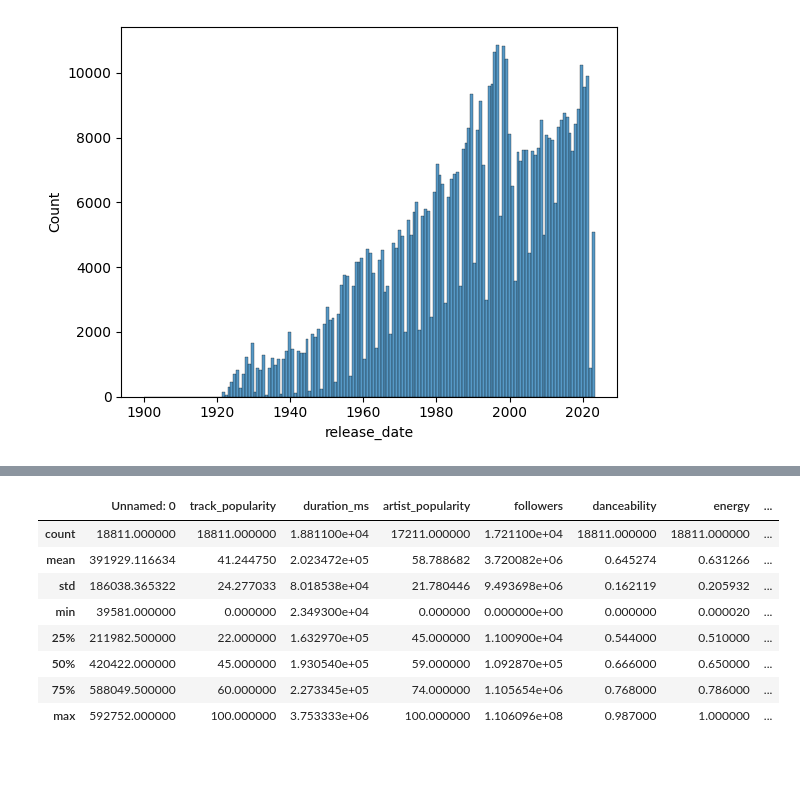
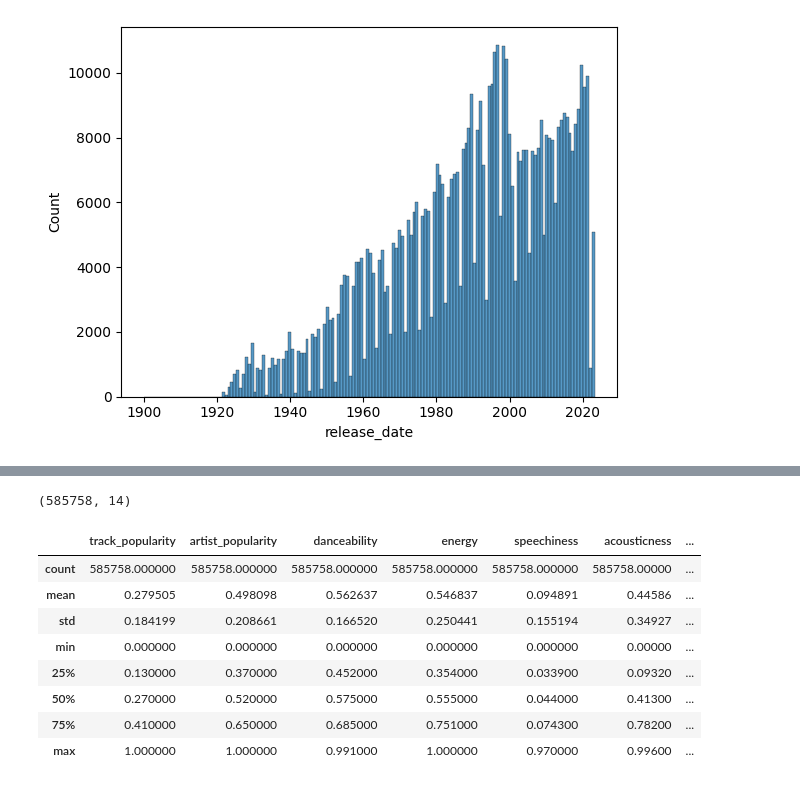
Before and after one commit to dmassonfr/Spotify_hit_predictor, a Jupyter notebook: notebooks/plwbr-train-new-data.ipynb, the cells around one changed output, grey strips where cells are left out. Cells and saved outputs as stored; diff of their text form; code cells hidden in the pictures.

```diff
--- a/notebooks/plwbr-train-new-data.ipynb
+++ b/notebooks/plwbr-train-new-data.ipynb
@@ -64,0 +143,6 @@ plt.show()
+# %%
+#normalize duration
+data['duration_norm'] = 1+np.log(data['duration_ms']/1000000)/7
+sns.boxenplot(data['duration_norm'])
+plt.show()
+min(data['duration_ms']), max(data['duration_ms'])
@@ -69,0 +157,9 @@ sns.histplot(new_data['track_popularity'])
+# %%
+#normalize popularity scores from 0-100 to 0-1
+data['track_popularity'] = data['track_popularity']/100
+data['artist_popularity'] = data['artist_popularity']/100
+# %%
+new_data_numeric = data.select_dtypes(exclude=['object', 'datetime64[ns]'])
+new_data_numeric = new_data_numeric.drop(columns=['Unnamed: 0', 'explicit', 'key',
+                                                  'mode', 'loudness', 'tempo', 'followers', 'duration_ms'])
+new_data_numeric.dtypes
@@ -70,12 +182,17 @@ sns.histplot(new_data['track_popularity'])
+# %%
+new_data_numeric = new_data_numeric.fillna(0)
+new_data_numeric.shape
+# %% [output]
+(585758, 14)
 # %%
-new_data.describe()
+new_data_numeric.describe()
 # %% [output]
-|  | Unnamed: 0 | track_popularity | duration_ms | artist_popularity | followers | danceability | energy | ... |
-| count | 18811.000000 | 18811.000000 | 1.881100e+04 | 17211.000000 | 1.721100e+04 | 18811.000000 | 18811.000000 | ... |
-| mean | 391929.116634 | 41.244750 | 2.023472e+05 | 58.788682 | 3.720082e+06 | 0.645274 | 0.631266 | ... |
-| std | 186038.365322 | 24.277033 | 8.018538e+04 | 21.780446 | 9.493698e+06 | 0.162119 | 0.205932 | ... |
-| min | 39581.000000 | 0.000000 | 2.349300e+04 | 0.000000 | 0.000000e+00 | 0.000000 | 0.000020 | ... |
-| 25% | 211982.500000 | 22.000000 | 1.632970e+05 | 45.000000 | 1.100900e+04 | 0.544000 | 0.510000 | ... |
-| 50% | 420422.000000 | 45.000000 | 1.930540e+05 | 59.000000 | 1.092870e+05 | 0.666000 | 0.650000 | ... |
-| 75% | 588049.500000 | 60.000000 | 2.273345e+05 | 74.000000 | 1.105654e+06 | 0.768000 | 0.786000 | ... |
-| max | 592752.000000 | 100.000000 | 3.753333e+06 | 100.000000 | 1.106096e+08 | 0.987000 | 1.000000 | ... |
+|  | track_popularity | artist_popularity | danceability | energy | speechiness | acousticness | ... |
+| count | 585758.000000 | 585758.000000 | 585758.000000 | 585758.000000 | 585758.000000 | 585758.00000 | ... |
+| mean | 0.279505 | 0.498098 | 0.562637 | 0.546837 | 0.094891 | 0.44586 | ... |
+| std | 0.184199 | 0.208661 | 0.166520 | 0.250441 | 0.155194 | 0.34927 | ... |
+| min | 0.000000 | 0.000000 | 0.000000 | 0.000000 | 0.000000 | 0.00000 | ... |
+| 25% | 0.130000 | 0.370000 | 0.452000 | 0.354000 | 0.033900 | 0.09320 | ... |
+| 50% | 0.270000 | 0.520000 | 0.575000 | 0.555000 | 0.044000 | 0.41300 | ... |
+| 75% | 0.410000 | 0.650000 | 0.685000 | 0.751000 | 0.074300 | 0.78200 | ... |
+| max | 1.000000 | 1.000000 | 0.991000 | 1.000000 | 0.970000 | 0.99600 | ... |
```
Also changed, not shown: parts of 25 cells of this notebook, 3 other files.
